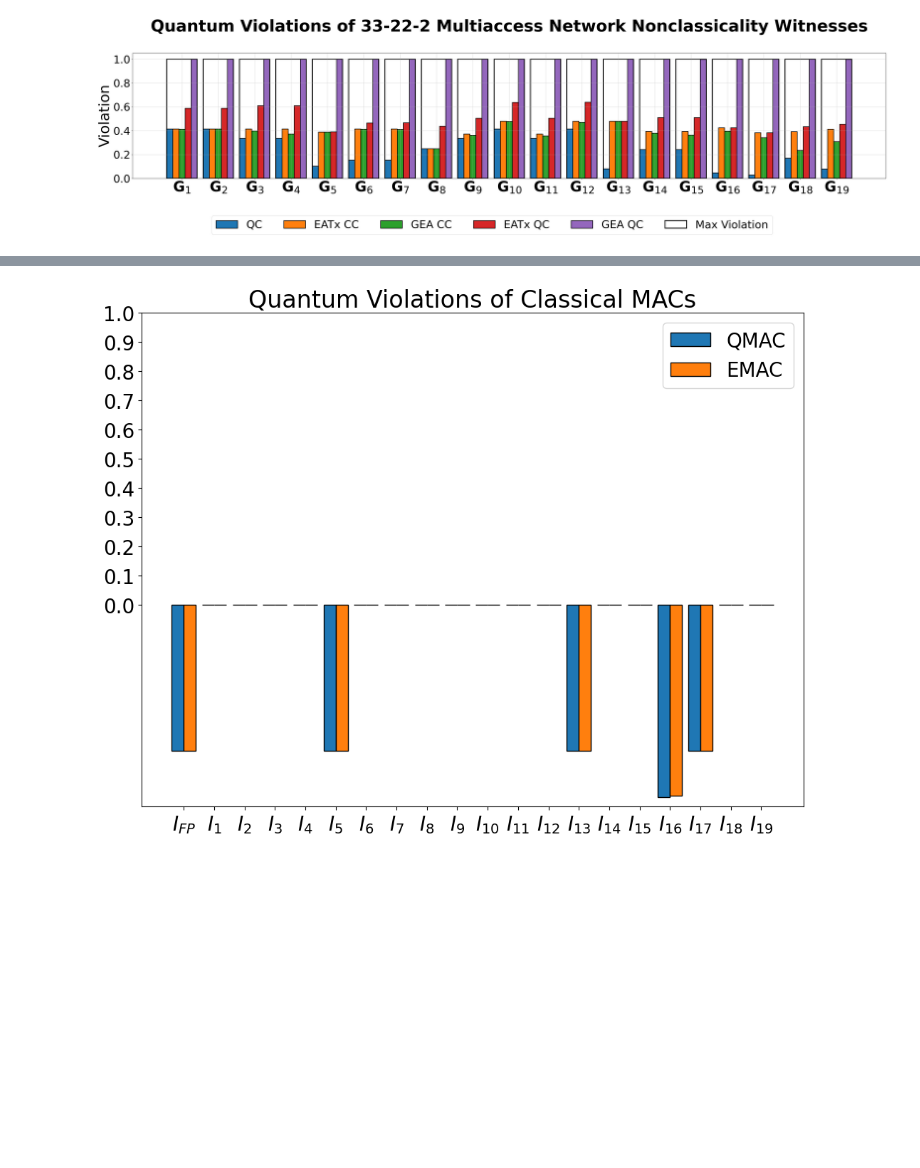
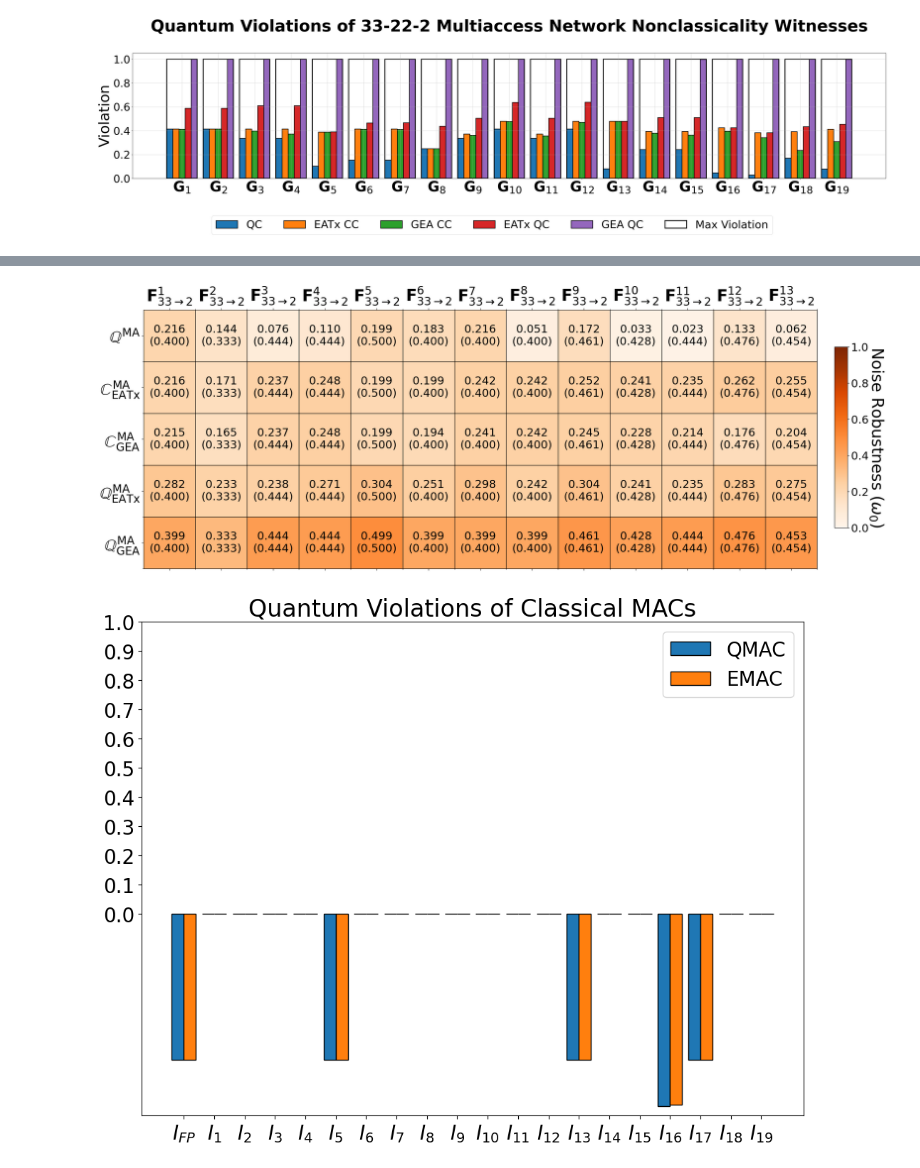
Before and after one commit to ChitambarLab/nonclassicality-in-quantum-communication-networks-supplemental-code, a Jupyter notebook: notebook/33-22-2_multiaccess_violations.ipynb, the cells around one changed output, grey strips where cells are left out. Saved outputs shown, nothing was run; the diff lists cells and outputs as text; code cells hidden in the pictures; blank space fills up the shorter version.

```diff
--- a/notebook/33-22-2_multiaccess_violations.ipynb
+++ b/notebook/33-22-2_multiaccess_violations.ipynb
@@ -362,3 +371,101 @@ cbar.ax.tick_params(labelsize=mat_num_font)
+# %%
+fig, ax = plt.subplots(nrows=1, ncols=1, figsize=(24,10))
+
+# fig.suptitle(r"Violations of Classicality in $3,3\to 2,2\to 2$ Multiacces Networks", size=42)
+
+configuration_names = [
+    r"$\mathbb{Q}^{\rm{MA}}$",
+    r"$\mathbb{C}^{\rm{MA}}_{\rm{EATx}}$",
+    r"$\mathbb{C}^{\rm{MA}}_{\rm{GEA}}$",
+    r"$\mathbb{Q}^{\rm{MA}}_{\rm{EATx}}$",
+    r"$\mathbb{Q}^{\rm{MA}}_{\rm{GEA}}$",
+]
+game_names = [
+    "$\\mathbf{F}^1_{33\\to 2}$",
+    # r"$\mathbf{F}_2$",
+    "$\\mathbf{F}^2_{33\\to 2}$",
+    # r"$\mathbf{F}_4$",
+    "$\\mathbf{F}^3_{33\\to 2}$",
+    "$\\mathbf{F}^4_{33\\to 2}$",
+    # r"$\mathbf{F}_7$",
+    "$\\mathbf{F}^5_{33\\to 2}$",
+    "$\\mathbf{F}^6_{33\\to 2}$",
+    "$\\mathbf{F}^{7}_{33\\to 2}$",
+    # r"$\mathbf{F}_{11}$",
+    # r"$\mathbf{F}_{12}$",
+    "$\\mathbf{F}^{8}_{33\\to 2}$",
+    "$\\mathbf{F}^{9}_{33\\to 2}$",
+    # r"$\mathbf{F}_{15}$",
+    "$\\mathbf{F}^{10}_{33\\to 2}$",
+    "$\\mathbf{F}^{11}_{33\\to 2}$",
+    "$\\mathbf{F}^{12}_{33\\to 2}$",
+    "$\\mathbf{F}^{13}_{33\\to 2}$",
+]
+sublist_ids = [1,3,5,6,8,9,10,13,14,16,17,18,19]
+
+noise_robustness_data = np.array([
+    [qmac_xor_noise_robustness[i] for i in sublist_ids],
+    [ea_mac_xor_noise_robustness[i] for i in sublist_ids],
+    [ea3_cmac_xor_noise_robustness[i] for i in sublist_ids],
+    [ea_qmac_xor_noise_robustness[i] for i in sublist_ids],
+    [ea3_qmac_xor_noise_robustness[i] for i in sublist_ids],
+])
+max_noise_robustness_data = np.array([
+    [qmac_xor_max_noise_robustness[i] for i in sublist_ids],
+    [ea_mac_xor_max_noise_robustness[i] for i in sublist_ids],
+    [ea3_cmac_xor_max_noise_robustness[i] for i in sublist_ids],
+    [ea_qmac_xor_max_noise_robustness[i] for i in sublist_ids],
+    [ea3_qmac_xor_max_noise_robustness[i] for i in sublist_ids],
+])
+
+# color bar and plotting colored data
+color_map_name = "Oranges"
+pcm = ax.matshow(noise_robustness_data, cmap=mpl.colormaps[color_map_name], vmax=1, vmin=0)
+
+
+# y_tick_labels = configuration_names
+x_tick_labels = game_names
+
+
+ax.set_yticks([y + 0.5 for y in range(0, 5)], minor=True)
+
+ax.set_xticks([x + 0.5 for x in range(0, 13)], minor=True)
+ax.set_xticks([x for x in range(0, 13)], minor=False)
+ax.grid(which="minor", ls="-", lw=1, color="black")
+ax.set_xticklabels(game_names, fontsize=32)
+
+
+ax.set_yticklabels([""] + configuration_names, fontsize=32)
+
+mat_num_font=22
+text_color_threshold = 0.65
+
+import decimal
+decimal.getcontext().rounding = decimal.ROUND_DOWN
+n_decimals = 3
+
+for y in range(len(noise_robustness_data)):
+    for x in range(len(noise_robustness_data[0])):
+
+        nr_val = noise_robustness_data[y][x]
+        max_nr_val = max_noise_robustness_data[y][x]
+
+        text_color = "white" if nr_val >= text_color_threshold else "black"
+
+        ax.text(x, y, str(round(decimal.Decimal(nr_val), n_decimals)) + "\n(" + str(round(decimal.Decimal(max_nr_val), n_decimals)) + ")",
+            horizontalalignment='center',
+            verticalalignment='center',
+            size=mat_num_font,
+            color=text_color
+        )
+
+
+cb_ax = fig.add_axes([0.92, 0.25, 0.015, 0.5])
+cbar = fig.colorbar(pcm, cax=cb_ax)
+cbar.ax.set_ylabel('Noise Robustness ($\\omega_0$)', rotation=270, size=32, labelpad=32)
+cbar.ax.tick_params(labelsize=mat_num_font)
+# %% [output]
+[figure, added]
 # %%
 x_labels = [
     r"$I_{FP}$", r"$I_1$", r"$I_2$",r"$I_3$", r"$I_4$", r"$I_5$", r"$I_6$", r"$I_7$", r"$I_8$", r"$I_9$", r"$I_{10}$",
```
Also changed, not shown: parts of 6 cells of this notebook, 15 other files.
